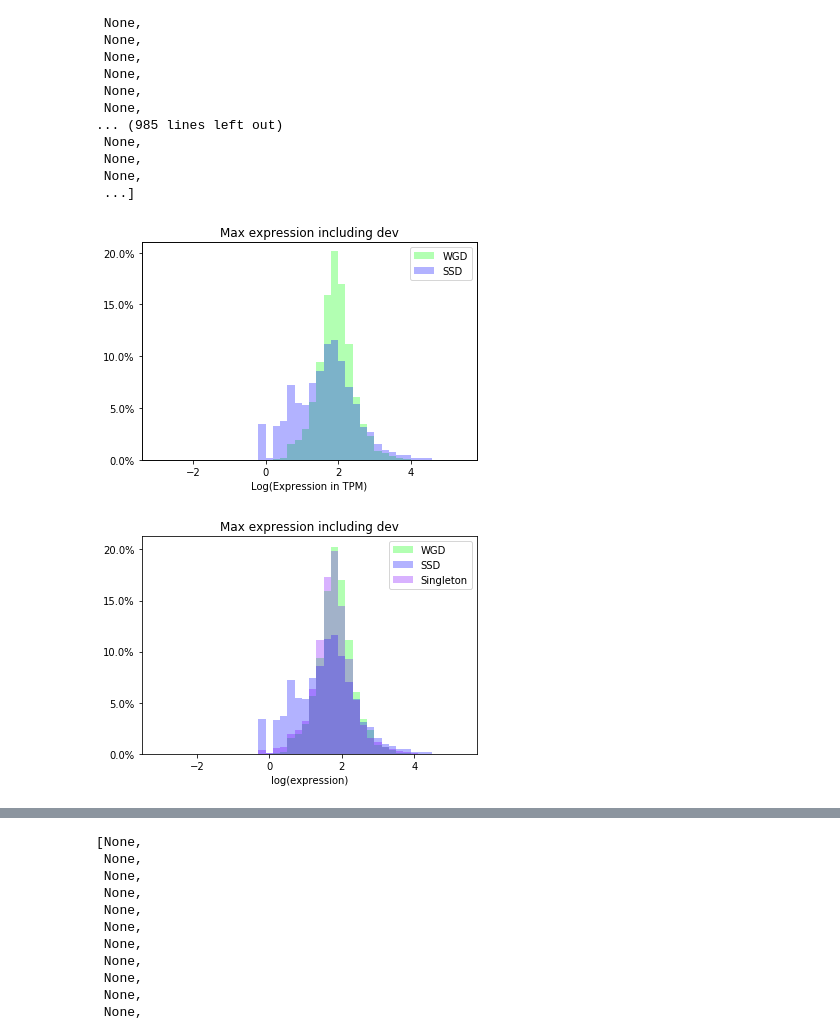
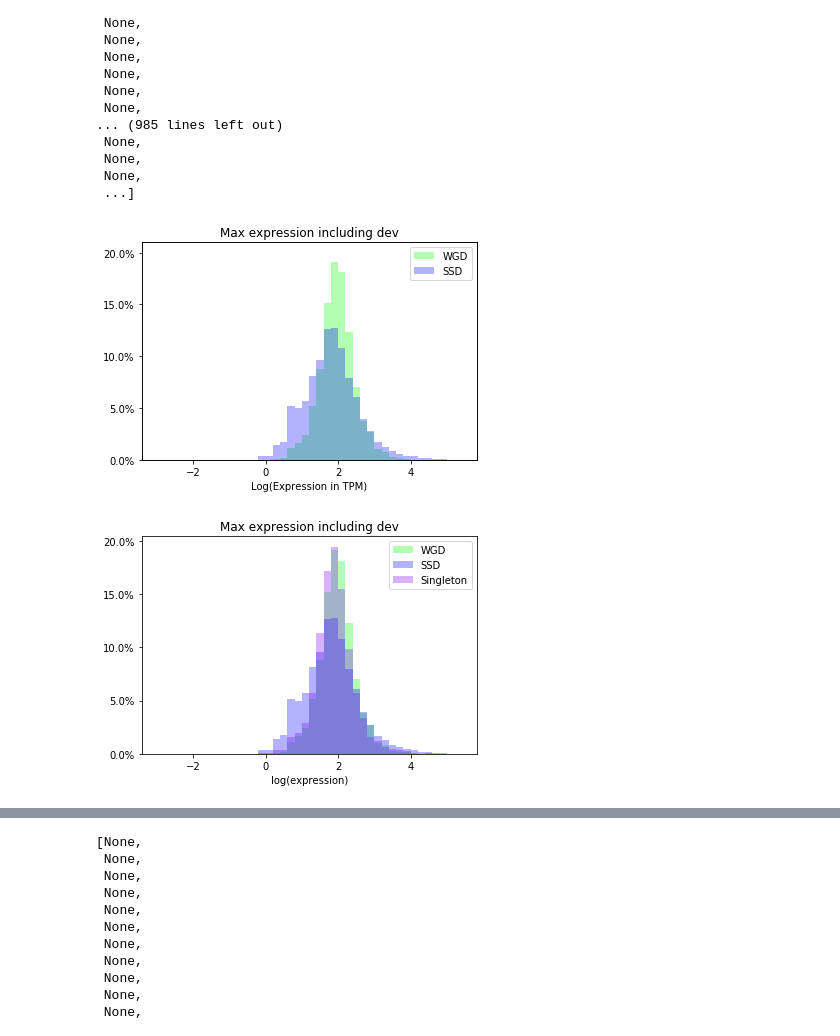
Before and after one commit to ZoeVance/data_cleaning_backup, a Jupyter notebook: Data_visualisation.ipynb, the cells around one changed output, grey strips where cells are left out. Cells and saved outputs as stored; diff of their text form; code cells hidden in the pictures.

```diff
--- a/Data_visualisation.ipynb
+++ b/Data_visualisation.ipynb
@@ -369,19 +405,13 @@ def box_plot_pvals(wList, sList, siList, title, label, correction, filename, lar
 # %%
 import math
 WGD_dexp, SSD_dexp, sing_dexp = [],[],[]
-cursor.execute('''SELECT exp FROM gene_features WHERE Dev == "No" AND dup_type == "WGD" AND exp != 0''')
-[WGD_dexp.append(math.log10(x[0])) for x in cursor.fetchall()]
-cursor.execute('''SELECT dev_exp FROM gene_features WHERE Dev == "Yes" AND dup_type == "WGD" AND exp != 0''')
+cursor.execute('''SELECT max_exp FROM gene_features WHERE dup_type == "WGD" AND exp > 1''')
 [WGD_dexp.append(math.log10(x[0])) for x in cursor.fetchall()]
 
-cursor.execute('''SELECT exp FROM gene_features WHERE Dev == "No" AND dup_type == "SSD" AND exp != 0''')
-[SSD_dexp.append(math.log10(x[0])) for x in cursor.fetchall()]
-cursor.execute('''SELECT dev_exp FROM gene_features WHERE Dev == "Yes" AND dup_type == "SSD" AND exp != 0''')
+cursor.execute('''SELECT max_exp FROM gene_features WHERE dup_type == "SSD" AND exp > 1''')
 [SSD_dexp.append(math.log10(x[0])) for x in cursor.fetchall()]
 
-cursor.execute('''SELECT exp FROM gene_features WHERE Dev == "No" AND dup_type == "singleton" AND exp != 0''')
-[sing_dexp.append(math.log10(x[0])) for x in cursor.fetchall()]
-cursor.execute('''SELECT dev_exp FROM gene_features WHERE Dev == "Yes" AND dup_type == "singleton" AND exp != 0''')
+cursor.execute('''SELECT max_exp FROM gene_features WHERE dup_type == "singleton" AND exp > 1''')
 [sing_dexp.append(math.log10(x[0])) for x in cursor.fetchall()]
 # for x in cursor.fetchall():
 #     try:
@@ -407,13 +437,13 @@ cursor.execute('''SELECT dev_exp FROM gene_features WHERE Dev == "Yes" AND dup_t
  None,
  ...]
 # %%
-overlapping_hist(WGD_dexp, SSD_dexp, 0.21, -3,5.5,0.2, 'dev_exp_new', 'Max expression including dev', 'Log(Expression in TPM)')
+overlapping_hist(WGD_dexp, SSD_dexp, 0.21, -3,5.5,0.2, 'max_exp_new', 'Max expression including dev', 'Log(Expression in TPM)')
 # %% [output]
-[figure, old version]
+[figure, new version]
 # %%
-three_hist(WGD_dexp,SSD_dexp,sing_dexp,-3,5.5,0.2, 'dev_exp_3', 'Max expression including dev', 'log(expression)')
+three_hist(WGD_dexp,SSD_dexp,sing_dexp,-3,5.5,0.2, 'max_exp_3', 'Max expression including dev', 'log(expression)')
 # %% [output]
-[figure, old version]
+[figure, new version]
 # %%
 box_plot_pvals(WGD_dexp, SSD_dexp, sing_dexp, 'Expression', 'log(max expression in TPM)',14, 'expression_final')
 # %% [output]
```
Also changed, not shown: parts of 16 cells of this notebook, 3 other files.
